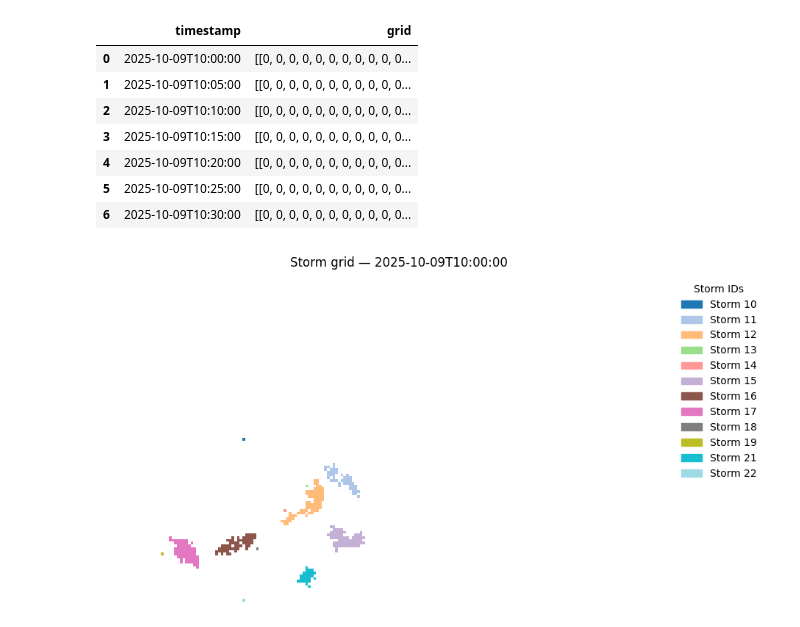
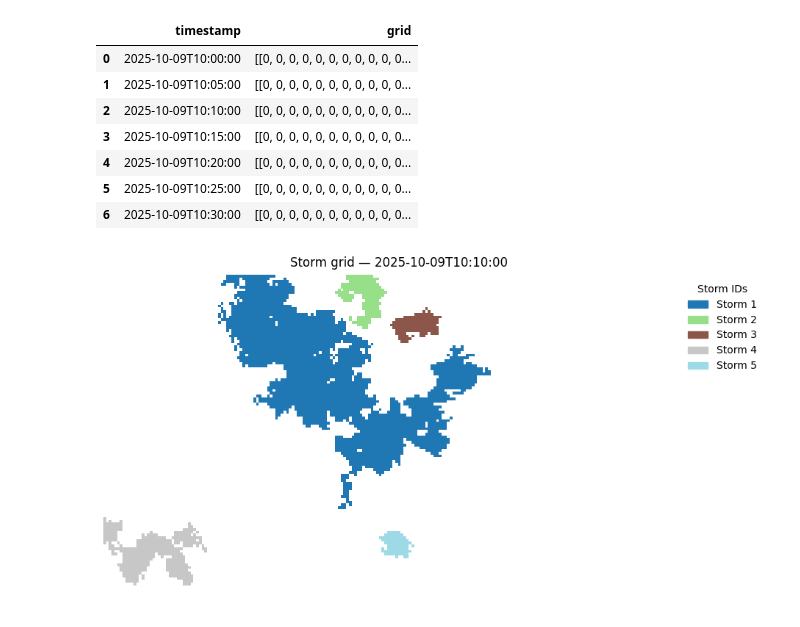
Before and after one commit to ShayneTan03/weather_app, a Jupyter notebook: backend/storm_object_detector/dummy_generator.ipynb, the cells around one changed output. Saved outputs shown, nothing was run; the diff lists cells and outputs as text; code cells hidden in the pictures.

```diff
--- a/backend/storm_object_detector/dummy_generator.ipynb
+++ b/backend/storm_object_detector/dummy_generator.ipynb
@@ -119,7 +119,7 @@ for ts in timestamps:
     with open(image_path,'rb') as f:
         data = f.read()
 
-    possible_storm_grid , possible_storm_df = image_to_possible_storm(data,50,0)
+    possible_storm_grid , possible_storm_df = image_to_possible_storm(data,40,80)
 
 
     final_storm_df = possible_storm_df.copy()
@@ -219,8 +222,8 @@ import matplotlib.patches as mpatches
 from matplotlib.colors import ListedColormap
 
 # choose one grid
-grid = possible_storm_grid_combined.loc[0, "grid"]
-timestamp = possible_storm_grid_combined.loc[0, "timestamp"]
+grid = possible_storm_grid_combined.loc[2, "grid"]
+timestamp = possible_storm_grid_combined.loc[2, "timestamp"]
 
 # non-zero storm IDs
 labels = np.unique(grid)
@@ -236,31 +239,31 @@ for i, lab in enumerate(labels):
     remap[grid == lab] = i  # 0..K-1
 
 # colormap with NO color for background (alpha=0)
 cmap = ListedColormap(storm_colors)
 
 fig, ax = plt.subplots(figsize=(10, 5))
 
 # make canvas transparent
 fig.patch.set_alpha(0.0)
 ax.set_facecolor('none')         # transparent plotting area
 for spine in ax.spines.values():
     spine.set_visible(False)
 ax.set_xticks([]); ax.set_yticks([])
 
 # draw storms only (background NaN won't be drawn)
 im = ax.imshow(remap, cmap=cmap, origin='upper', interpolation='nearest')
 
 # legend with actual grid IDs
 patches = [mpatches.Patch(color=storm_colors[i], label=f"Storm {lab}")
            for i, lab in enumerate(labels)]
 ax.legend(handles=patches, title="Storm IDs", loc="upper right",
           bbox_to_anchor=(1.12, 1), frameon=False)
 
 ax.set_title(f"Storm grid — {timestamp}", pad=8)
 plt.tight_layout()
 plt.show()
 
 # if you want to save with real transparency:
 # plt.savefig("storm_grid.png", dpi=200, transparent=True)
 # %% [output]
-[figure, old version]
+[figure, new version]
```
Also changed, not shown: parts of 3 cells of this notebook, 2 other files.
